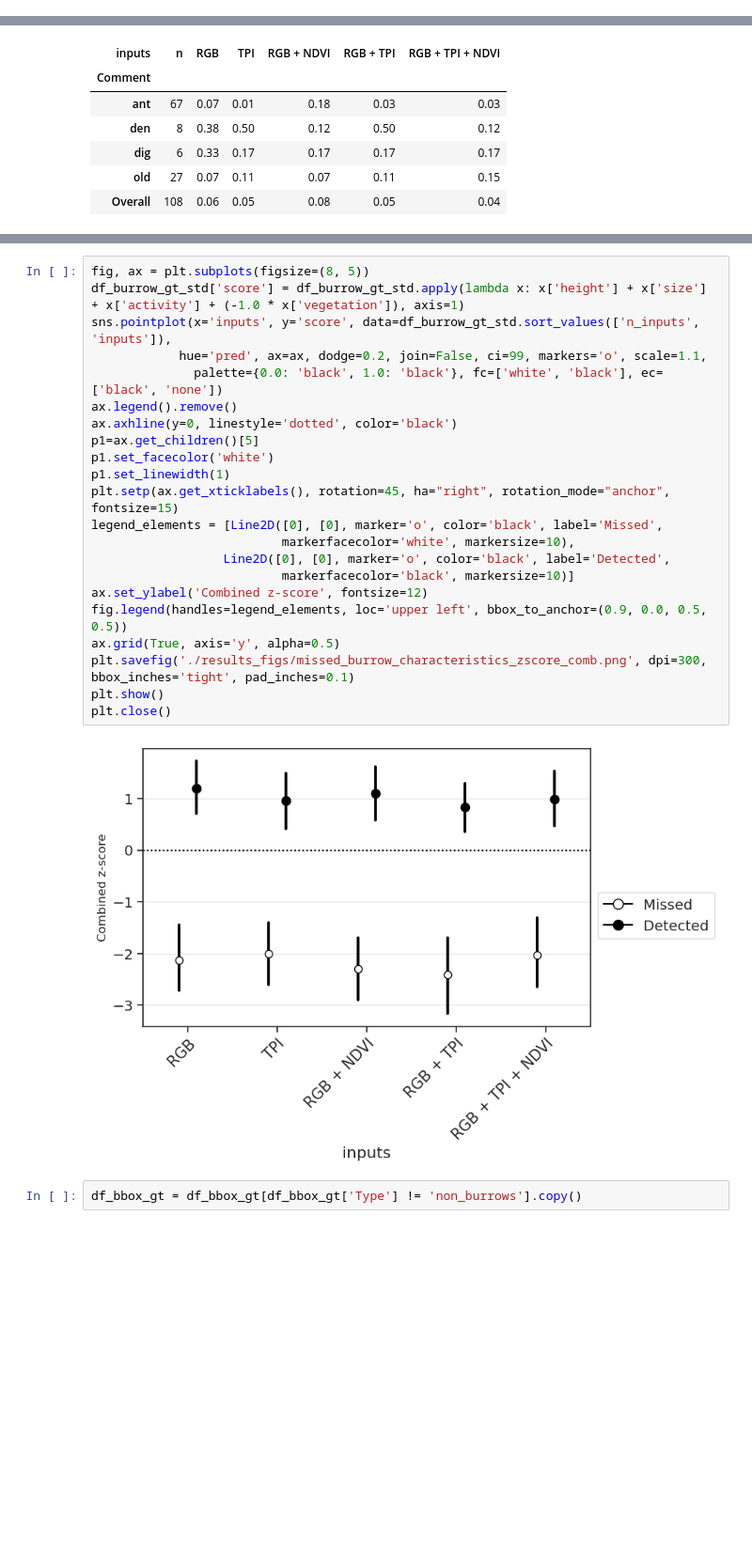
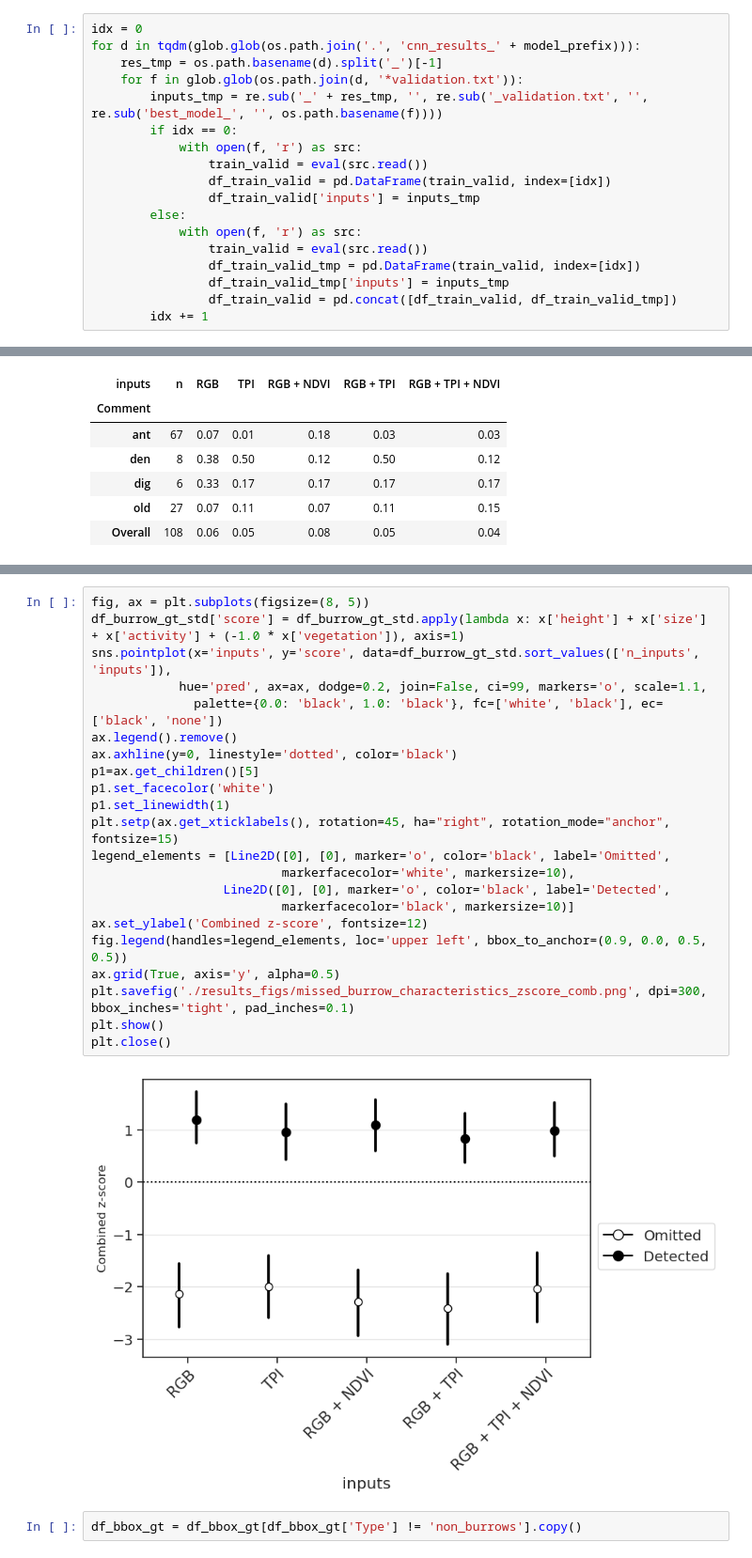
Before and after one commit to kearney-sp/cper_pdog, a Jupyter notebook: cnn_seg_results.ipynb, the cells around one changed output, grey strips where cells are left out. Shown at 94% size. Drawn from its saved outputs; the diff is of its cells as text; blank space fills up the shorter version.

```diff
--- a/cnn_seg_results.ipynb
+++ b/cnn_seg_results.ipynb
@@ -16,0 +19,18 @@ if not os.path.exists('./results_figs/'):
+# %%
+idx = 0
+for d in tqdm(glob.glob(os.path.join('.', 'cnn_results_' + model_prefix))):
+    res_tmp = os.path.basename(d).split('_')[-1]
+    for f in glob.glob(os.path.join(d, '*validation.txt')):
+        inputs_tmp = re.sub('_' + res_tmp, '', re.sub('_validation.txt', '', re.sub('best_model_', '', os.path.basename(f))))
+        if idx == 0:
+            with open(f, 'r') as src:
+                train_valid = eval(src.read())
+                df_train_valid = pd.DataFrame(train_valid, index=[idx])
+                df_train_valid['inputs'] = inputs_tmp
+        else:
+            with open(f, 'r') as src:
+                train_valid = eval(src.read())
+                df_train_valid_tmp = pd.DataFrame(train_valid, index=[idx])
+                df_train_valid_tmp['inputs'] = inputs_tmp
+                df_train_valid = pd.concat([df_train_valid, df_train_valid_tmp])
+        idx += 1
@@ -263,27 +309,27 @@ plt.close()
 # %%
 fig, ax = plt.subplots(figsize=(8, 5))
 df_burrow_gt_std['score'] = df_burrow_gt_std.apply(lambda x: x['height'] + x['size'] + x['activity'] + (-1.0 * x['vegetation']), axis=1)
 sns.pointplot(x='inputs', y='score', data=df_burrow_gt_std.sort_values(['n_inputs', 'inputs']),
             hue='pred', ax=ax, dodge=0.2, join=False, ci=99, markers='o', scale=1.1,
               palette={0.0: 'black', 1.0: 'black'}, fc=['white', 'black'], ec=['black', 'none'])
 ax.legend().remove()
 ax.axhline(y=0, linestyle='dotted', color='black')
 p1=ax.get_children()[5]
 p1.set_facecolor('white')
 p1.set_linewidth(1)
 plt.setp(ax.get_xticklabels(), rotation=45, ha="right", rotation_mode="anchor", fontsize=15)
-legend_elements = [Line2D([0], [0], marker='o', color='black', label='Missed',
+legend_elements = [Line2D([0], [0], marker='o', color='black', label='Omitted',
                           markerfacecolor='white', markersize=10),
                   Line2D([0], [0], marker='o', color='black', label='Detected',
                           markerfacecolor='black', markersize=10)]
 ax.set_ylabel('Combined z-score', fontsize=12)
 fig.legend(handles=legend_elements, loc='upper left', bbox_to_anchor=(0.9, 0.0, 0.5, 0.5))
 ax.grid(True, axis='y', alpha=0.5)
 plt.savefig('./results_figs/missed_burrow_characteristics_zscore_comb.png', dpi=300, bbox_inches='tight', pad_inches=0.1)
 plt.show()
 plt.close()
 # %% [output]
-[figure, old version]
+[figure, new version]
 # %%
 df_bbox_gt = df_bbox_gt[df_bbox_gt['Type'] != 'non_burrows'].copy()
 # %%
```
Also changed, not shown: parts of 97 cells of this notebook, 26 other files.
